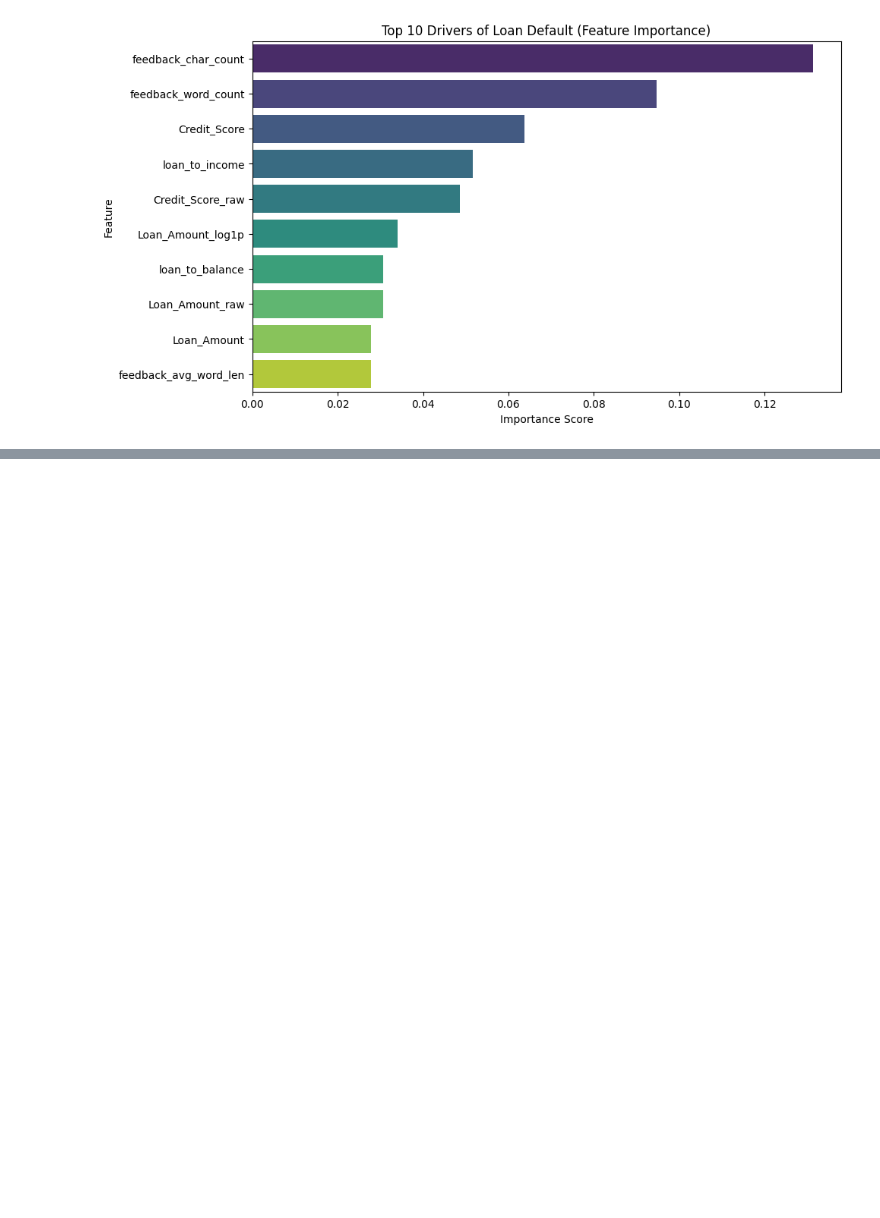
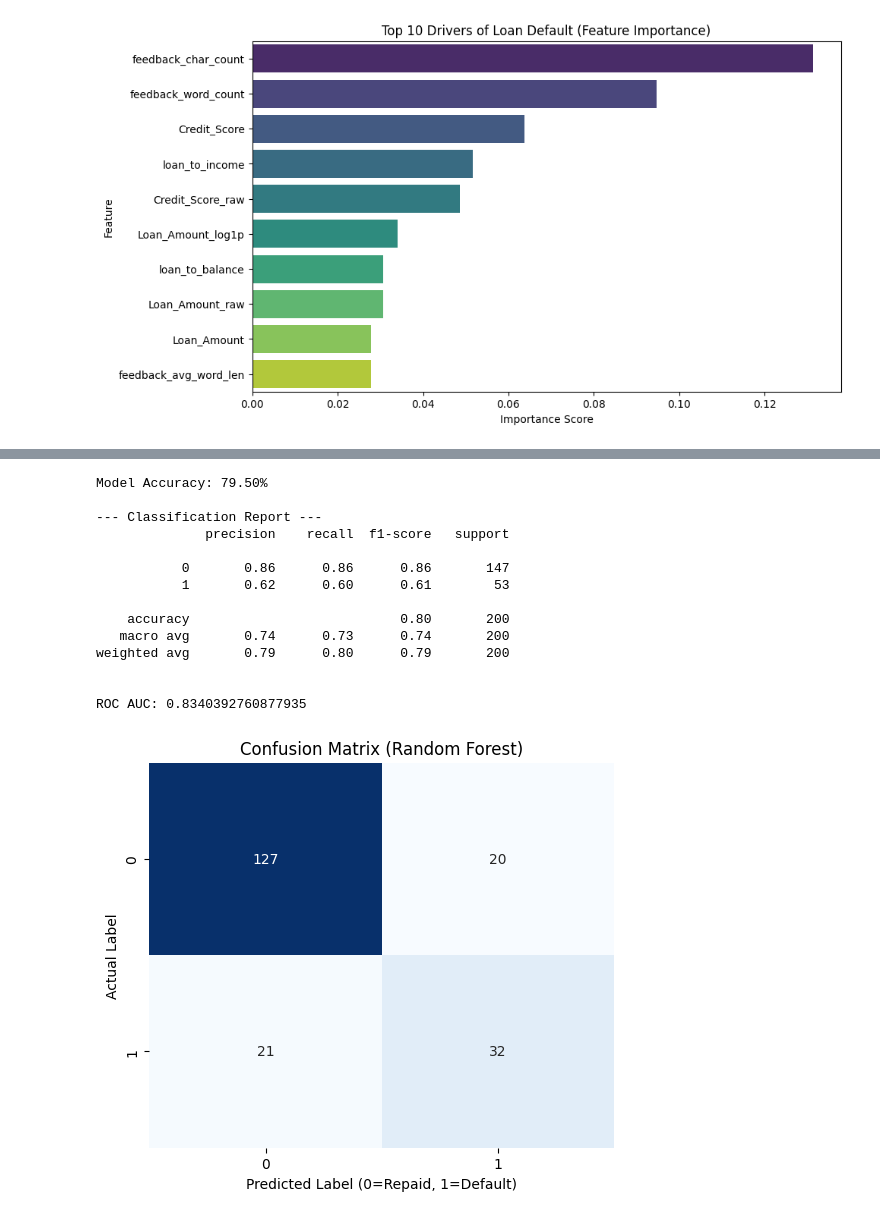
Before and after one commit to PoisonDarterz/wie3007_assignment, a Jupyter notebook: group_project.ipynb, the cells around one changed output, grey strips where cells are left out. Cells and saved outputs as stored; diff of their text form; code cells hidden in the pictures; blank space fills up the shorter version.

Commit message:
Hypertune RandomForest

```diff
--- a/group_project.ipynb
+++ b/group_project.ipynb
@@ -806,0 +843,43 @@ Passing `palette` without assigning `hue` is deprecated and will be removed in v
+# %%
+# EVALUATION ON TEST SET WITH BEST MODEL
+y_pred = best_rf.predict(X_test)
+
+# A. Accuracy Score
+accuracy = accuracy_score(y_test, y_pred)
+print(f"\nModel Accuracy: {accuracy:.2%}")
+
+# B. Detailed Classification Report
+print('\n--- Classification Report ---')
+print(classification_report(y_test, y_pred))
+
+# C. ROC and AUC Score
+if hasattr(best_rf, 'predict_proba'):
+    try:
+        print('\nROC AUC:', roc_auc_score(y_test, best_rf.predict_proba(X_test)[:,1]))
+    except Exception:
+        pass
+
+# D. Confusion Matrix Visualization
+plt.figure(figsize=(6, 5))
+cm = confusion_matrix(y_test, y_pred)
+sns.heatmap(cm, annot=True, fmt='d', cmap='Blues', cbar=False)
+plt.title('Confusion Matrix (Random Forest)')
+plt.xlabel('Predicted Label (0=Repaid, 1=Default)')
+plt.ylabel('Actual Label')
+plt.show()
+# %% [output]
+Model Accuracy: 79.50%
+
+--- Classification Report ---
+              precision    recall  f1-score   support
+
+           0       0.86      0.86      0.86       147
+           1       0.62      0.60      0.61        53
+
+    accuracy                           0.80       200
+   macro avg       0.74      0.73      0.74       200
+weighted avg       0.79      0.80      0.79       200
+
+
+ROC AUC: 0.8340392760877935
+[figure, added]
```
Also changed, not shown: parts of 7 cells of this notebook.
